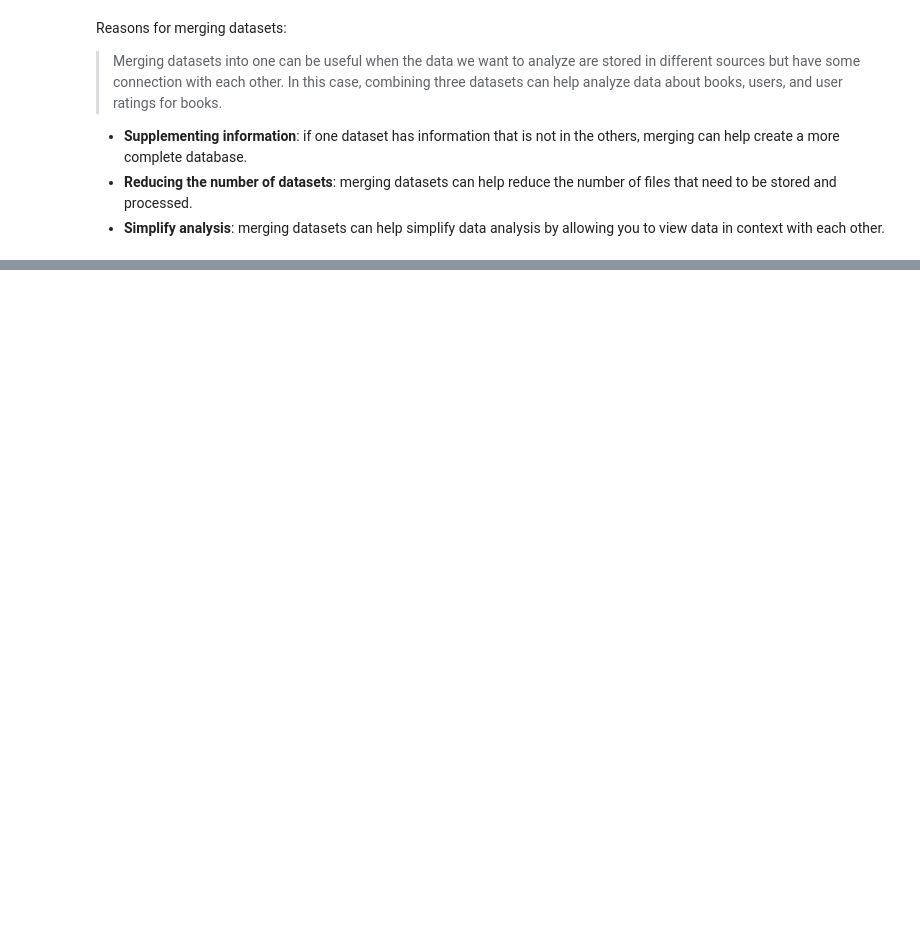
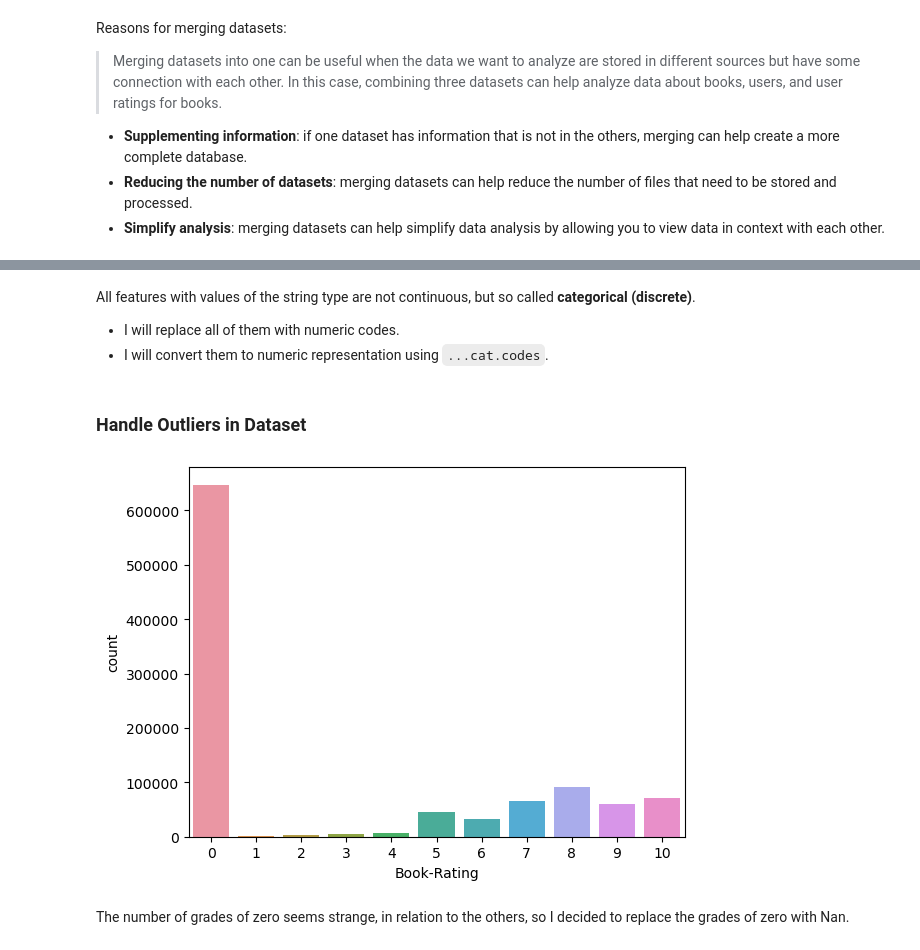
Before and after one commit to caitlon/machine-learning-projects, a Jupyter notebook: Book-Crossing/assignment_1.ipynb, the cells around one changed output, grey strips where cells are left out. Drawn from its saved outputs; the diff is of its cells as text; code cells hidden in the pictures; blank space fills up the shorter version.

Commit message:
Complited data preprocessing

```diff
--- a/Book-Crossing/assignment_1.ipynb
+++ b/Book-Crossing/assignment_1.ipynb
@@ -231,0 +234,3 @@ Reasons for merging datasets:
+# %%
+# Drop unnecessary columns
+data.drop(['Image-URL-S', 'Image-URL-M', 'Image-URL-L'], axis=1, inplace=True)
@@ -231,0 +260,6 @@ Reasons for merging datasets:
+# %%
+# Fill missing values with median
+data['Age'].fillna(data['Age'].median(), inplace=True)
+# %%
+# Remove rows with missing values
+data.dropna(inplace=True)
@@ -231,0 +279,17 @@ Reasons for merging datasets:
+# %% [markdown]
+All features with values of the string type are not continuous, but so called **categorical (discrete)**.
+* I will replace all of them with numeric codes.
+* I will convert them to numeric representation using `...cat.codes`.
+# %%
+obj_columns = data.select_dtypes('object').columns
+data[obj_columns] = data[obj_columns].astype('category').apply(lambda x: x.cat.codes)
+# %% [markdown]
+### Handle Outliers in Dataset
+# %%
+import matplotlib.pyplot as plt
+import seaborn as sns
+_ = sns.countplot(x='Book-Rating', data=data)
+# %% [output]
+[figure, added]
+# %% [markdown]
+The number of grades of zero seems strange, in relation to the others, so I decided to replace the grades of zero with Nan.
```
Also changed, not shown: parts of 13 cells of this notebook.
